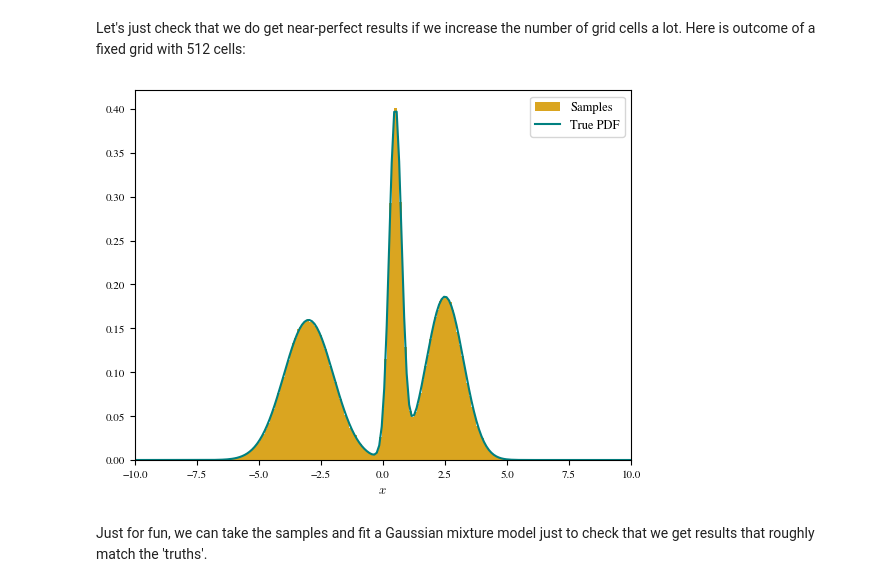
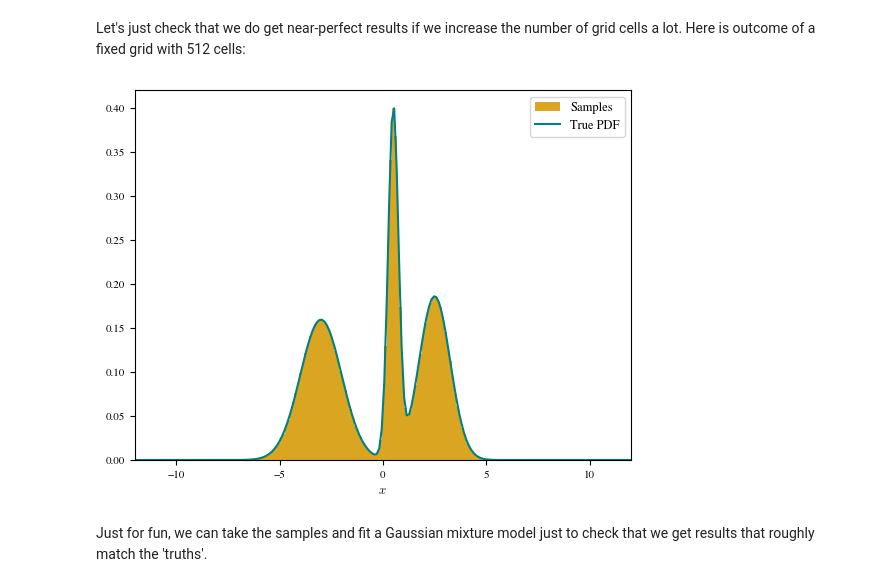
Before and after one commit to aneeshnaik/lintsampler, a Jupyter notebook: docs/source/examples/1_gmm.ipynb, the cells around one changed output. Cells and saved outputs as stored; diff of their text form; code cells hidden in the pictures.

```diff
--- a/docs/source/examples/1_gmm.ipynb
+++ b/docs/source/examples/1_gmm.ipynb
@@ -144,20 +144,20 @@ Which is a very similar result to last time. The interface of `sample` is a litt
 Let's just check that we do get near-perfect results if we increase the number of grid cells a lot. Here is outcome of a fixed grid with 512 cells:
 # %%
 N_cells = 512
-x_min = -10
-x_max = 10
+x_min = -12
+x_max = 12
 x_edges = np.linspace(x_min, x_max, N_cells + 1)
 f = gmm_pdf(x_edges)
 
 samples = gridsample(x_edges, f=f, N_samples=1000000, seed=rng)
-bins = np.linspace(-10, 10, 200)
+bins = np.linspace(-12, 12, 200)
 plt.hist(samples, bins=bins, density=True, label="Samples", fc='goldenrod')
 plt.plot(bins, gmm_pdf(bins), label="True PDF", c='teal')
 plt.xlabel('$x$', usetex=True)
 plt.legend()
-plt.xlim(-10, 10);
+plt.xlim(-12, 12);
 # %% [output]
-[figure, old version]
+[figure, new version]
 # %% [markdown]
 Just for fun, we can take the samples and fit a Gaussian mixture model just to check that we get results that roughly match the 'truths'.
 # %%
```
Also changed, not shown: parts of 7 cells of this notebook, 2 other files.
